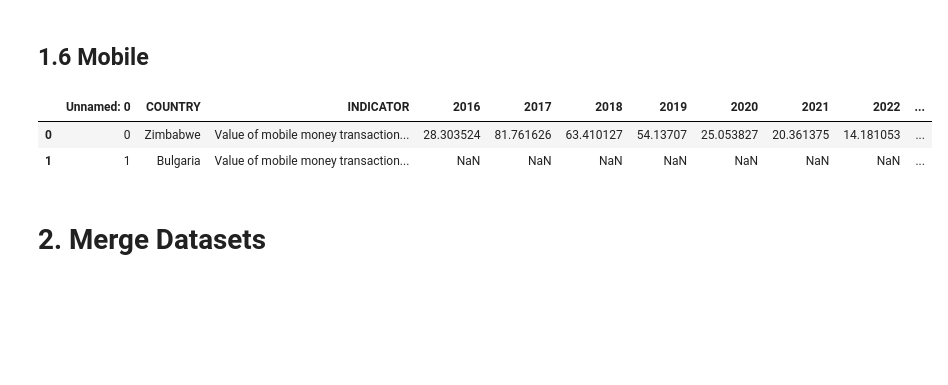
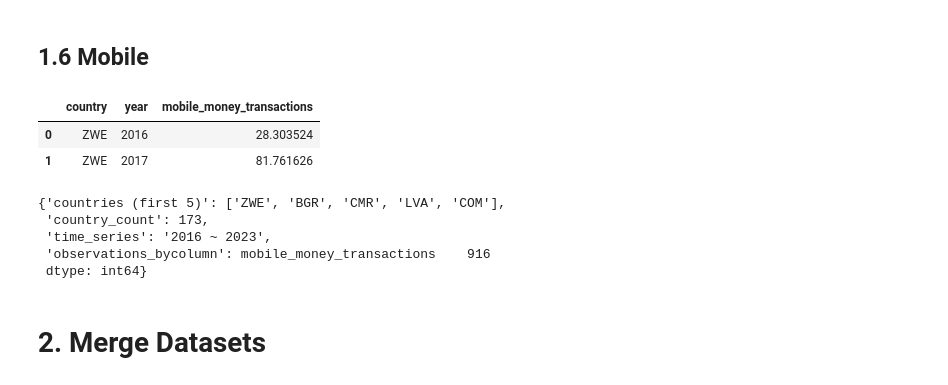
Before and after one commit to Graspp-25-Spring/graspp_2025s_fintech, a Jupyter notebook: notebooks/Milestone_2.ipynb, the cells around one changed output. Drawn from its saved outputs; the diff is of its cells as text; code cells hidden in the pictures; blank space fills up the shorter version.

```diff
--- a/notebooks/Milestone_2.ipynb
+++ b/notebooks/Milestone_2.ipynb
@@ -147,14 +147,22 @@ basic_stats(df_access)
 # %% [markdown]
 ## 1.6 Mobile
 # %%
-df_mobile = pd.read_csv('../Data/processed/IMF_mobilemoney.csv')
+df_mobile = pd.read_csv('../Data/processed/mobile_transact.csv')
+df_mobile = df_mobile.rename(columns={'code': 'country'})
+df_mobile = df_mobile[['country', 'year', 'mobile_money_transactions']]
 df_mobile.head(2)
 # %% [output]
-|  | Unnamed: 0 | COUNTRY | INDICATOR | 2016 | 2017 | 2018 | 2019 | 2020 | 2021 | 2022 | ... |
-| 0 | 0 | Zimbabwe | Value of mobile money transaction... | 28.303524 | 81.761626 | 63.410127 | 54.13707 | 25.053827 | 20.361375 | 14.181053 | ... |
-| 1 | 1 | Bulgaria | Value of mobile money transaction... | NaN | NaN | NaN | NaN | NaN | NaN | NaN | ... |
+|  | country | year | mobile_money_transactions |
+| 0 | ZWE | 2016 | 28.303524 |
+| 1 | ZWE | 2017 | 81.761626 |
 # %%
 basic_stats(df_mobile)
+# %% [output]
+{'countries (first 5)': ['ZWE', 'BGR', 'CMR', 'LVA', 'COM'],
+ 'country_count': 173,
+ 'time_series': '2016 ~ 2023',
+ 'observations_bycolumn': mobile_money_transactions    916
+ dtype: int64}
 # %% [markdown]
 # 2. Merge Datasets
 # %% [markdown]
```
Also changed, not shown: parts of 7 cells of this notebook, 2 other files.
